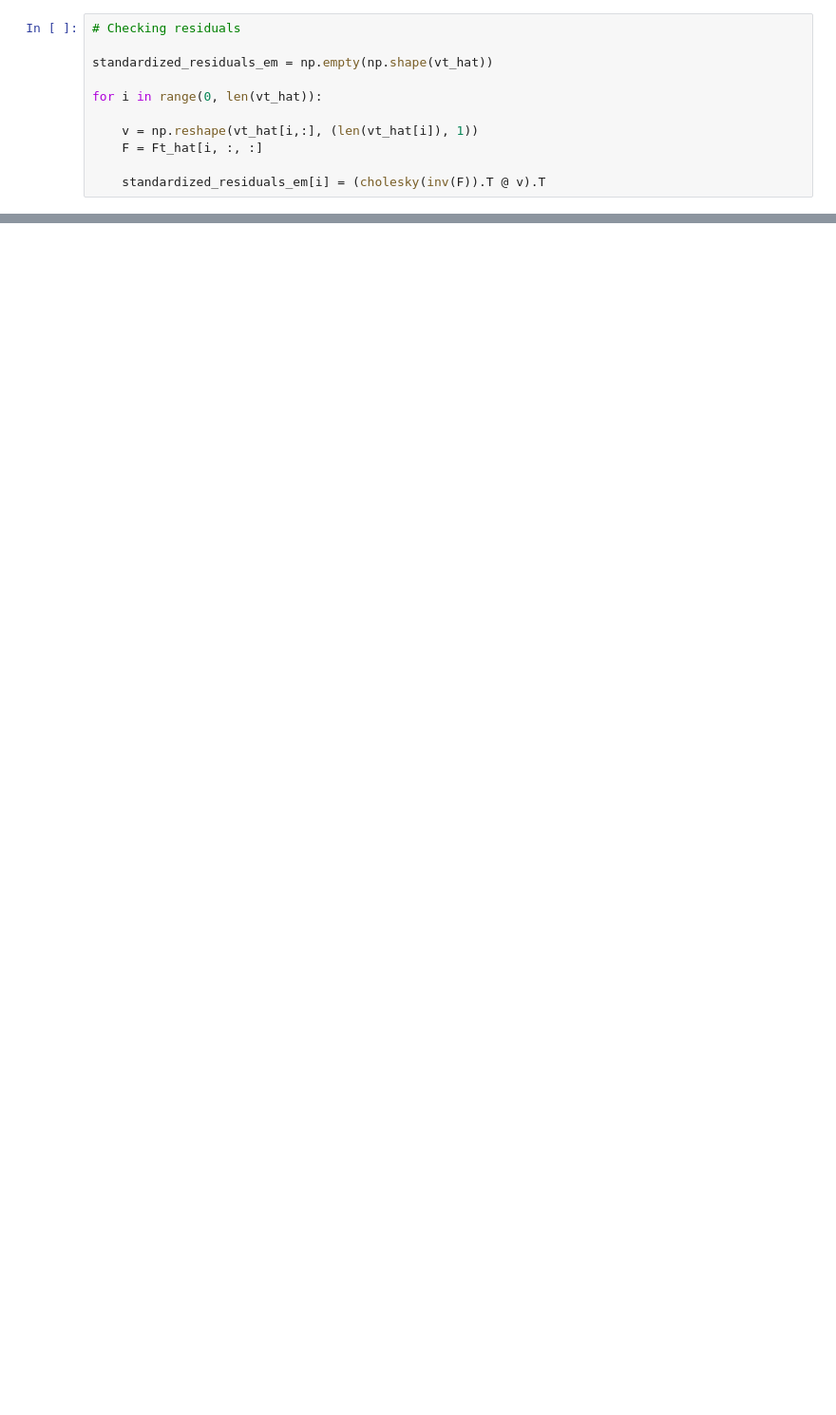
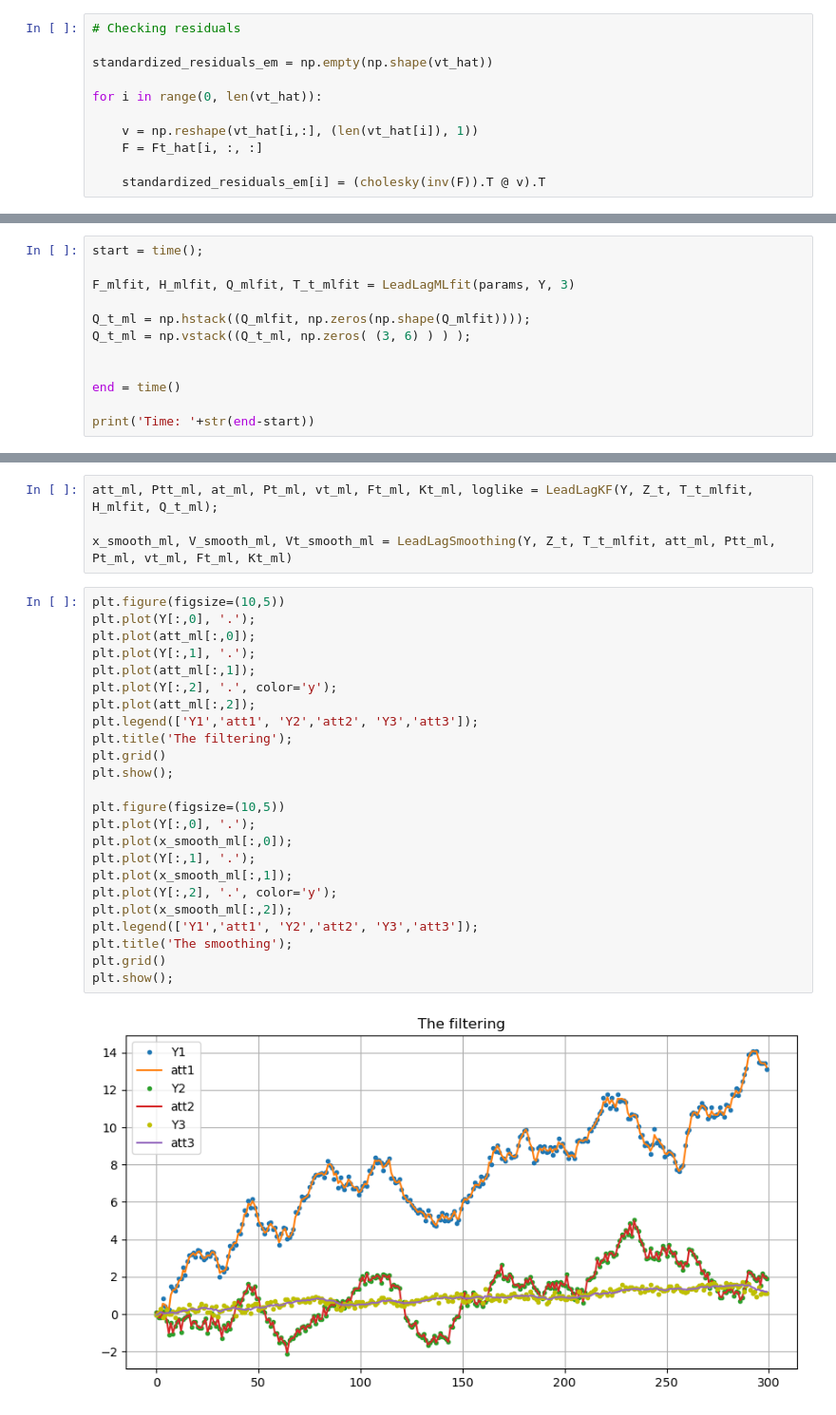
Before and after one commit to NicolaBartolini/Time_Series_Repo, a Jupyter notebook: Testing_Lead_Lag.ipynb, the cells around one changed output, grey strips where cells are left out. Shown at 95% size. Cells and saved outputs as stored; diff of their text form; blank space fills up the shorter version.

```diff
--- a/Testing_Lead_Lag.ipynb
+++ b/Testing_Lead_Lag.ipynb
@@ -223,0 +238,12 @@ plt.show()
+# %%
+start = time();
+
+F_mlfit, H_mlfit, Q_mlfit, T_t_mlfit = LeadLagMLfit(params, Y, 3)
+
+Q_t_ml = np.hstack((Q_mlfit, np.zeros(np.shape(Q_mlfit))));
+Q_t_ml = np.vstack((Q_t_ml, np.zeros( (3, 6) ) ) );
+
+
+end = time()
+
+print('Time: '+str(end-start))
@@ -223,0 +252,30 @@ plt.show()
+# %%
+att_ml, Ptt_ml, at_ml, Pt_ml, vt_ml, Ft_ml, Kt_ml, loglike = LeadLagKF(Y, Z_t, T_t_mlfit, H_mlfit, Q_t_ml);
+
+x_smooth_ml, V_smooth_ml, Vt_smooth_ml = LeadLagSmoothing(Y, Z_t, T_t_mlfit, att_ml, Ptt_ml, Pt_ml, vt_ml, Ft_ml, Kt_ml)
+# %%
+plt.figure(figsize=(10,5))
+plt.plot(Y[:,0], '.');
+plt.plot(att_ml[:,0]);
+plt.plot(Y[:,1], '.');
+plt.plot(att_ml[:,1]);
+plt.plot(Y[:,2], '.', color='y');
+plt.plot(att_ml[:,2]);
+plt.legend(['Y1','att1', 'Y2','att2', 'Y3','att3']);
+plt.title('The filtering');
+plt.grid()
+plt.show();
+
+plt.figure(figsize=(10,5))
+plt.plot(Y[:,0], '.');
+plt.plot(x_smooth_ml[:,0]);
+plt.plot(Y[:,1], '.');
+plt.plot(x_smooth_ml[:,1]);
+plt.plot(Y[:,2], '.', color='y');
+plt.plot(x_smooth_ml[:,2]);
+plt.legend(['Y1','att1', 'Y2','att2', 'Y3','att3']);
+plt.title('The smoothing');
+plt.grid()
+plt.show();
+# %% [output]
+[figure, added]
```
Also changed, not shown: parts of 13 cells of this notebook.
